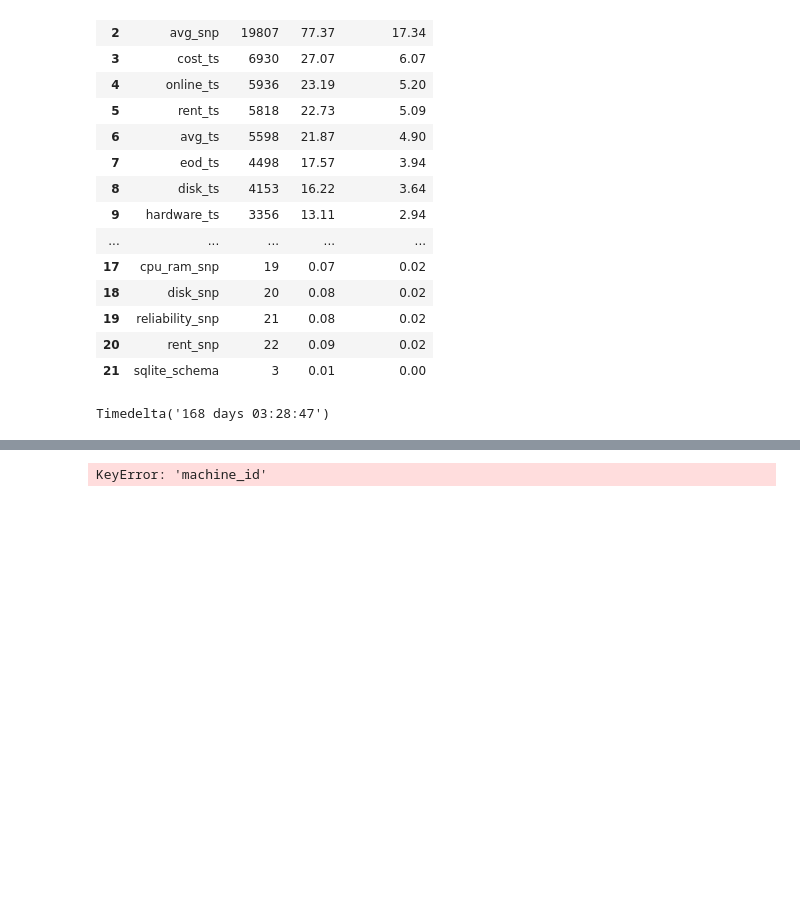
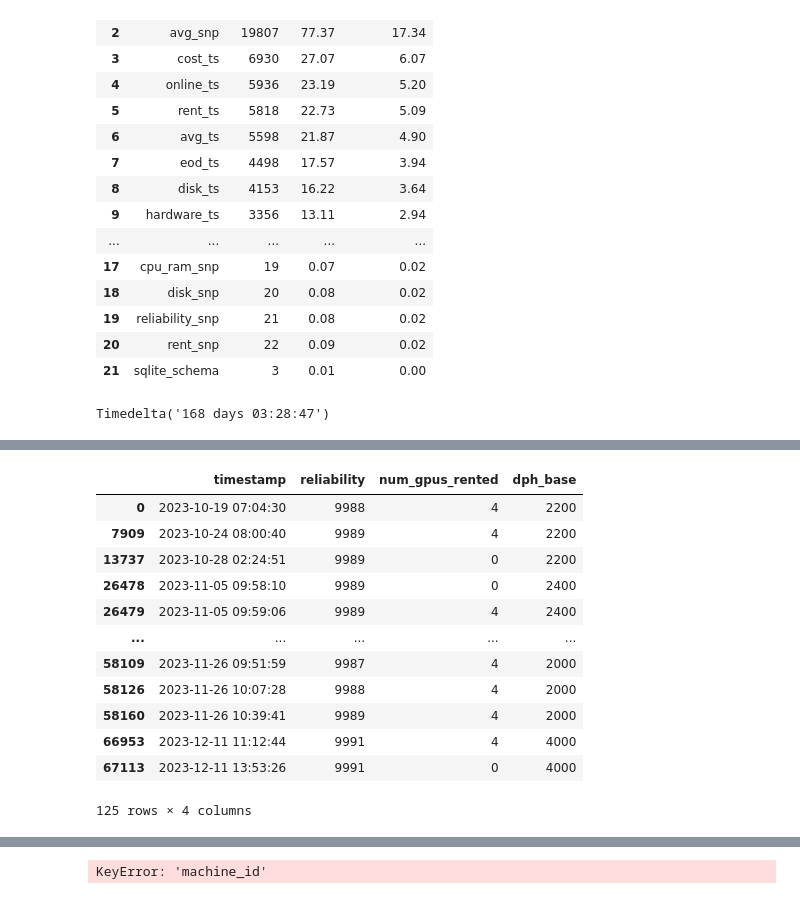
Before and after one commit to alkorolyov/vast-stats, a Jupyter notebook: notebooks/10 - tests.ipynb, the cells around one changed output, grey strips where cells are left out. Drawn from its saved outputs; the diff is of its cells as text; code cells hidden in the pictures; blank space fills up the shorter version.

Commit message:
explore merging sql tables

```diff
--- a/notebooks/10 - tests.ipynb
+++ b/notebooks/10 - tests.ipynb
@@ -139,0 +135,50 @@ plt.yscale('log');
+# %%
+dbm.connect()
+df1 = pd.read_sql(
+    'SELECT * FROM reliability_ts WHERE machine_id=8506', con=dbm.conn,
+    # index_col='timestamp'
+)
+df2 = pd.read_sql(
+    'SELECT * FROM rent_ts WHERE machine_id=8506', con=dbm.conn,
+    # index_col='timestamp'
+)
+ts = pd.read_sql(
+    'SELECT * FROM ts_idx', con=dbm.conn,
+)
+
+df3 = pd.read_sql(
+    'SELECT dph_base,timestamp,machine_id FROM cost_ts WHERE machine_id=8506', con=dbm.conn,
+    # index_col='timestamp'
+)
+
+df1.drop(columns=['machine_id'], inplace=True)
+df2.drop(columns=['machine_id'], inplace=True)
+df3.drop(columns=['machine_id'], inplace=True)
+
+dbm.close()
+
+df = pd.merge(ts, df1, how='left', on='timestamp').fillna(method='ffill')
+df.dropna(subset=['reliability'], inplace=True)
+df = pd.merge(df, df2, how='left', on='timestamp').fillna(method='ffill')
+df = pd.merge(df, df3, how='left', on='timestamp').fillna(method='ffill')
+
+df.reliability = df.reliability.astype('int')
+df.num_gpus_rented = df.num_gpus_rented.astype('int')
+df.dph_base = df.dph_base.astype('int')
+df.drop_duplicates(subset=['reliability', 'num_gpus_rented', 'dph_base'], inplace=True)
+df.timestamp = pd.to_datetime(df.timestamp, unit='s')
+df
+# %% [output]
+|  | timestamp | reliability | num_gpus_rented | dph_base |
+| 0 | 2023-10-19 07:04:30 | 9988 | 4 | 2200 |
+| 7909 | 2023-10-24 08:00:40 | 9989 | 4 | 2200 |
+| 13737 | 2023-10-28 02:24:51 | 9989 | 0 | 2200 |
+| 26478 | 2023-11-05 09:58:10 | 9989 | 0 | 2400 |
+| 26479 | 2023-11-05 09:59:06 | 9989 | 4 | 2400 |
+| ... | ... | ... | ... | ... |
+| 58109 | 2023-11-26 09:51:59 | 9987 | 4 | 2000 |
+| 58126 | 2023-11-26 10:07:28 | 9988 | 4 | 2000 |
+| 58160 | 2023-11-26 10:39:41 | 9989 | 4 | 2000 |
+| 66953 | 2023-12-11 11:12:44 | 9991 | 4 | 4000 |
+| 67113 | 2023-12-11 13:53:26 | 9991 | 0 | 4000 |
+125 rows × 4 columns
```
Also changed, not shown: parts of 9 cells of this notebook.
